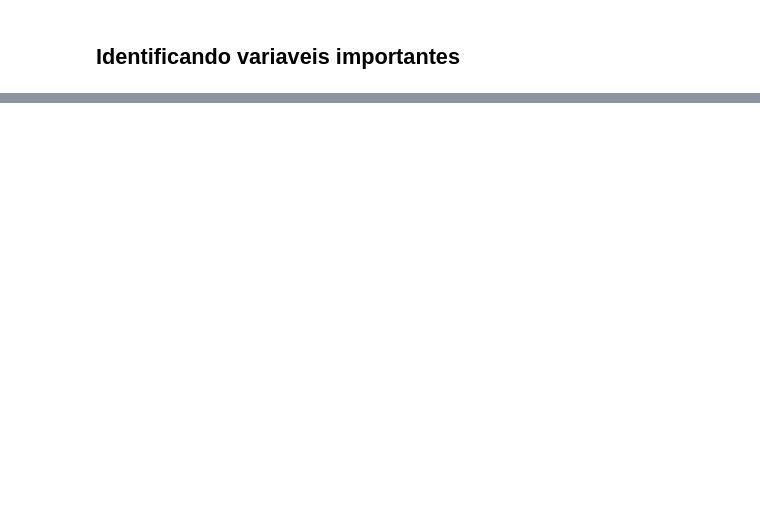
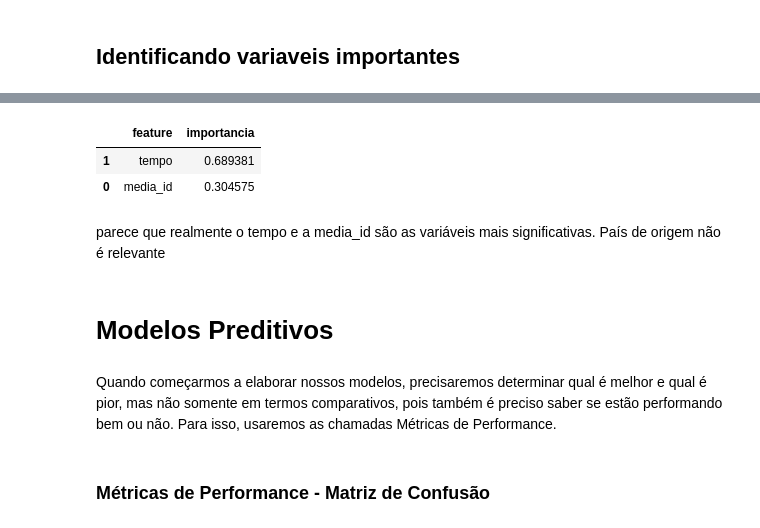
Before and after one commit to marcelogbrito/machine-learning-negocios, a Jupyter notebook: DeteccaoFraudes.ipynb, the cells around one changed output, grey strips where cells are left out. Drawn from its saved outputs; the diff is of its cells as text; code cells hidden in the pictures; blank space fills up the shorter version.

```diff
--- a/DeteccaoFraudes.ipynb
+++ b/DeteccaoFraudes.ipynb
@@ -522,0 +523,26 @@ NameError: ignored
+# %%
+#importar somente o modelo ExtraTreesClassifier de sklearn.ensemble, para então criar uma instância do classificador que chamaremos de csf com o uso da
+#função ExtraTreesClassifier(). Nesta, usaremos fit() com os dois bancos X e Y para determinar quais são as colunas mais importantes
+
+from sklearn.ensemble import ExtraTreesClassifier
+
+clf = ExtraTreesClassifier()
+_ = clf.fit(X,Y)
+
+features = pd.DataFrame()
+features['feature'] = X.columns
+features['importancia'] = clf.feature_importances_
+
+features [features.importancia > np.mean(features.importancia)].sort_values(by="importancia", ascending=False)
+# %% [output]
+|  | feature | importancia |
+| 1 | tempo | 0.689381 |
+| 0 | media_id | 0.304575 |
+# %% [markdown]
+ parece que realmente o tempo e a media_id são as variáveis mais significativas. País de origem não é relevante
+# %% [markdown]
+# Modelos Preditivos
+# %% [markdown]
+Quando começarmos a elaborar nossos modelos, precisaremos determinar qual é melhor e qual é pior, mas não somente em termos comparativos, pois também é preciso saber se estão performando bem ou não. Para isso, usaremos as chamadas Métricas de Performance.
+# %% [markdown]
+### Métricas de Performance - Matriz de Confusão
```
Also changed, not shown: parts of 26 cells of this notebook.
